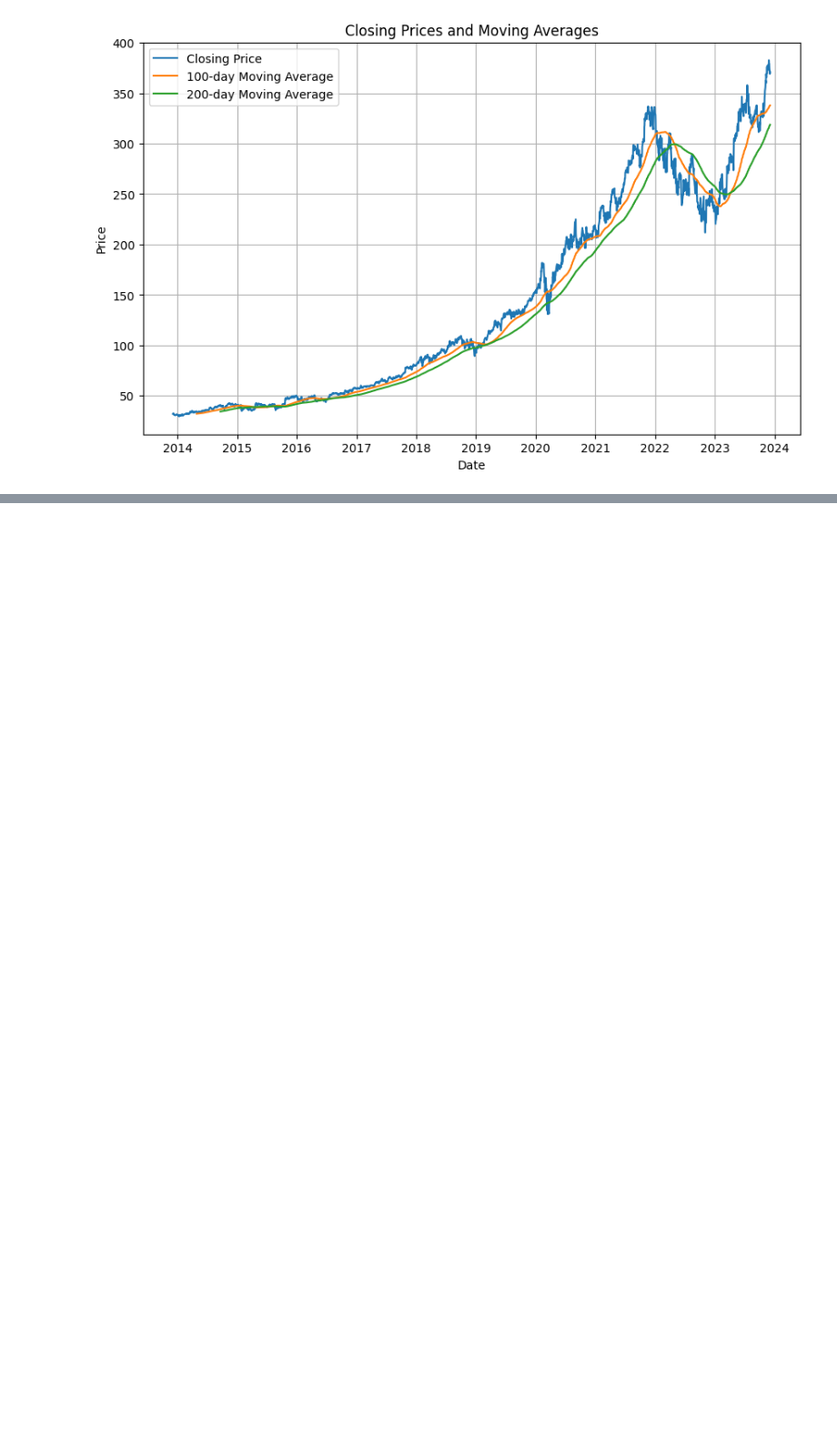
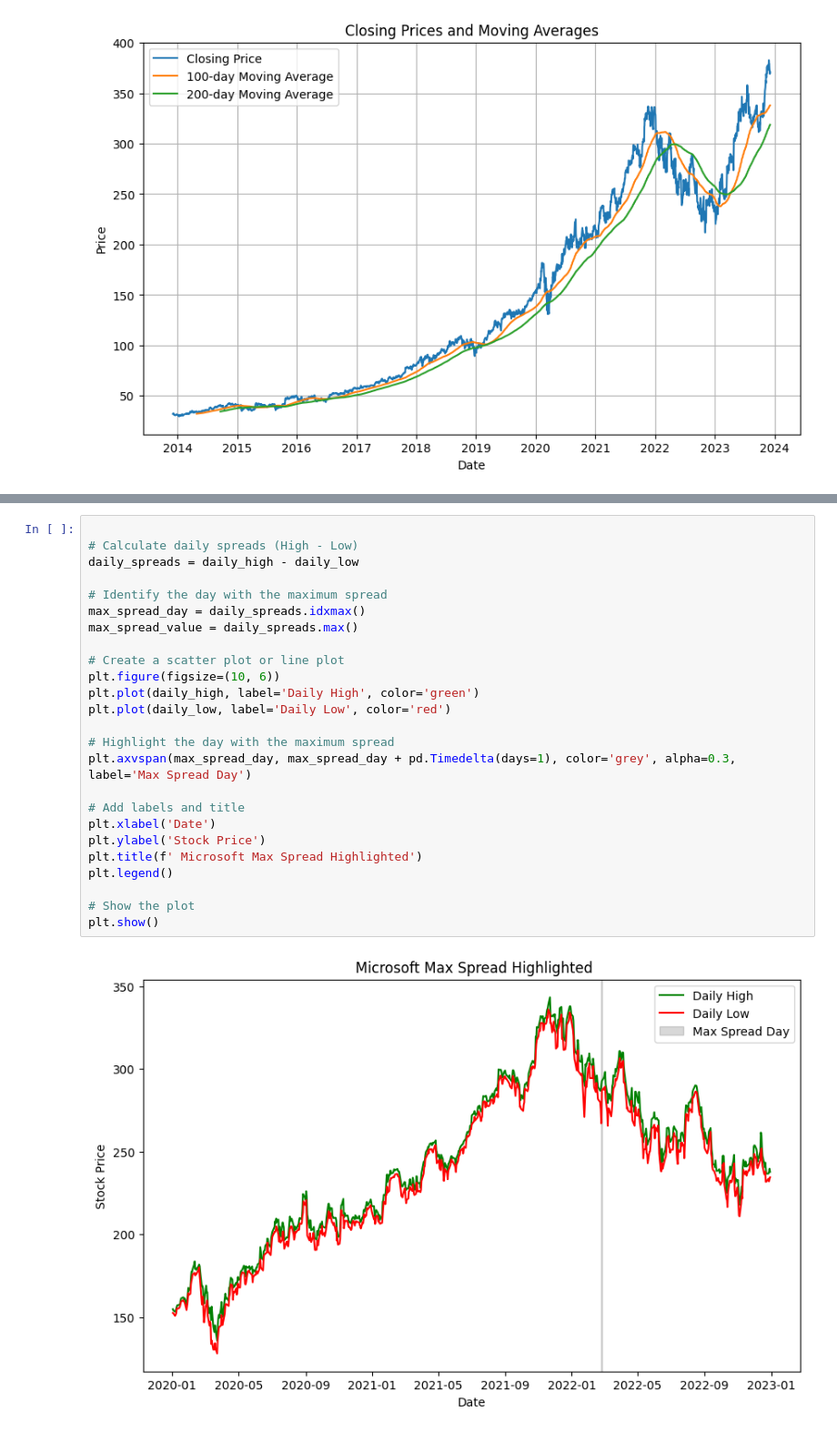
Before and after one commit to HUST-Business-Analytics/business-analytics-project, a Jupyter notebook: Analysis.ipynb, the cells around one changed output, grey strips where cells are left out. Shown at 91% size. Saved outputs shown, nothing was run; the diff lists cells and outputs as text; blank space fills up the shorter version.

```diff
--- a/Analysis.ipynb
+++ b/Analysis.ipynb
@@ -148,0 +178,27 @@ Name: Volume, dtype: float64
+# %%
+
+# Calculate daily spreads (High - Low)
+daily_spreads = daily_high - daily_low
+
+# Identify the day with the maximum spread
+max_spread_day = daily_spreads.idxmax()
+max_spread_value = daily_spreads.max()
+
+# Create a scatter plot or line plot
+plt.figure(figsize=(10, 6))
+plt.plot(daily_high, label='Daily High', color='green')
+plt.plot(daily_low, label='Daily Low', color='red')
+
+# Highlight the day with the maximum spread
+plt.axvspan(max_spread_day, max_spread_day + pd.Timedelta(days=1), color='grey', alpha=0.3, label='Max Spread Day')
+
+# Add labels and title
+plt.xlabel('Date')
+plt.ylabel('Stock Price')
+plt.title(f' Microsoft Max Spread Highlighted')
+plt.legend()
+
+# Show the plot
+plt.show()
+# %% [output]
+[figure, added]
```
Also changed, not shown: parts of 8 cells of this notebook.
